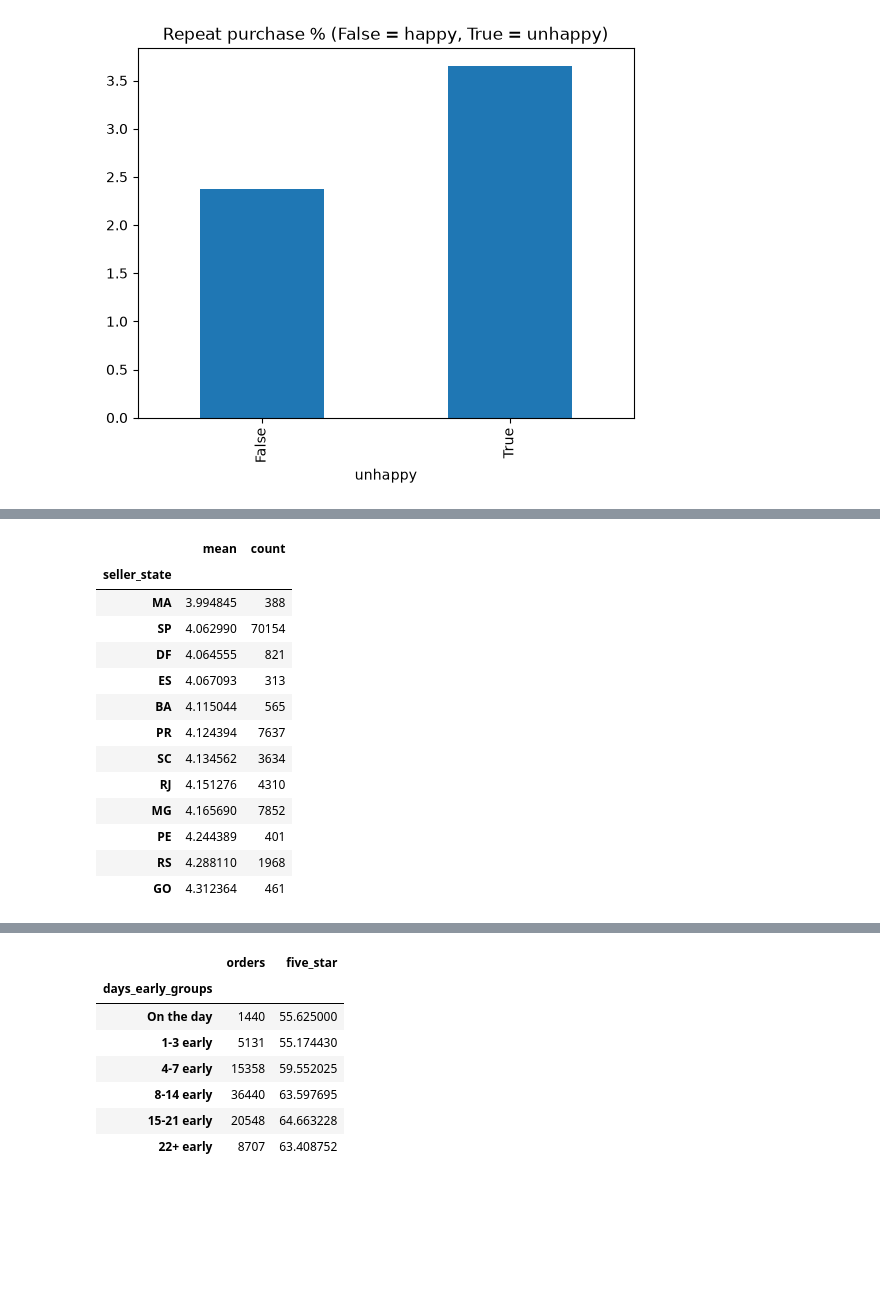
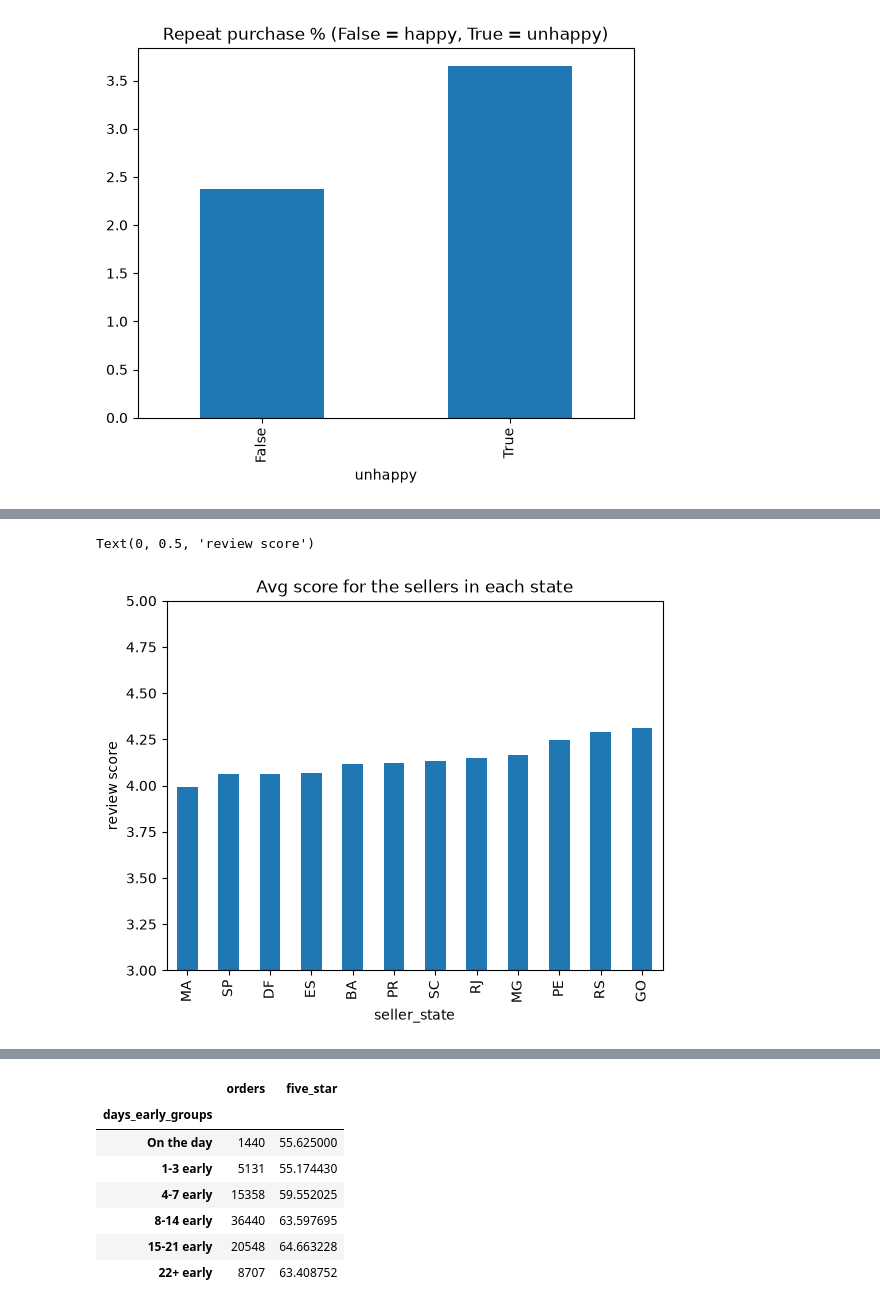
Before and after one commit to Sired1m/data_sprint_olist_G1, a Jupyter notebook: Untitled.ipynb, the cells around one changed output, grey strips where cells are left out. Drawn from its saved outputs; the diff is of its cells as text; code cells hidden in the pictures; blank space fills up the shorter version.

```diff
--- a/Untitled.ipynb
+++ b/Untitled.ipynb
@@ -639,22 +637,13 @@ SP              4.248     0.058   8.281
 # %%
 q3df = reviews.merge(items[["order_id", "seller_id"]].drop_duplicates(), on="order_id").merge(sellers, on="seller_id")
 
-q3df.groupby("seller_state").review_score.agg(["mean", "count"]).query("count >= 300").sort_values("mean", ascending=True)
+q3df = q3df.groupby("seller_state").review_score.agg(["mean", "count"]).query("count >= 300").sort_values("mean", ascending=True)
+q3 = q3df["mean"].plot(kind="bar", ylim=(3, 5))
+q3.set_title("Avg score for the sellers in each state")
+q3.set_ylabel("review score")
 # %% [output]
-|  | mean | count |
-| seller_state |  |  |
-| MA | 3.994845 | 388 |
-| SP | 4.062990 | 70154 |
-| DF | 4.064555 | 821 |
-| ES | 4.067093 | 313 |
-| BA | 4.115044 | 565 |
-| PR | 4.124394 | 7637 |
-| SC | 4.134562 | 3634 |
-| RJ | 4.151276 | 4310 |
-| MG | 4.165690 | 7852 |
-| PE | 4.244389 | 401 |
-| RS | 4.288110 | 1968 |
-| GO | 4.312364 | 461 |
+Text(0, 0.5, 'review score')
+[figure, added]
 # %%
 q5df = reviews.merge(orders, on="order_id")
 q5df = q5df[q5df["order_status"] == "delivered"].copy()
```
Also changed, not shown: parts of 10 cells of this notebook, 1 other file.
